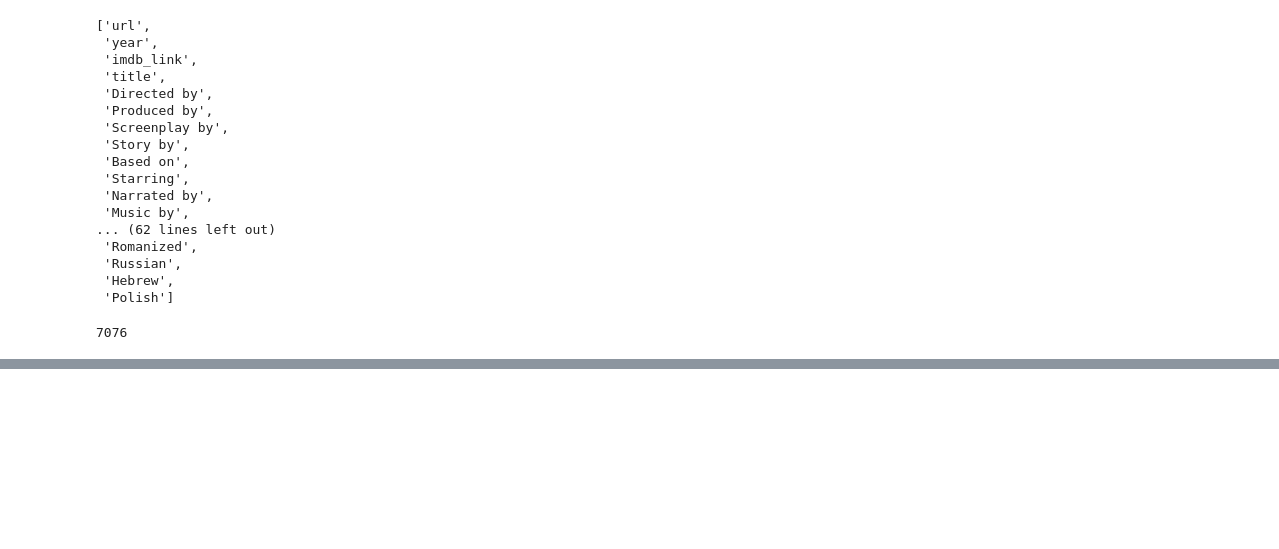
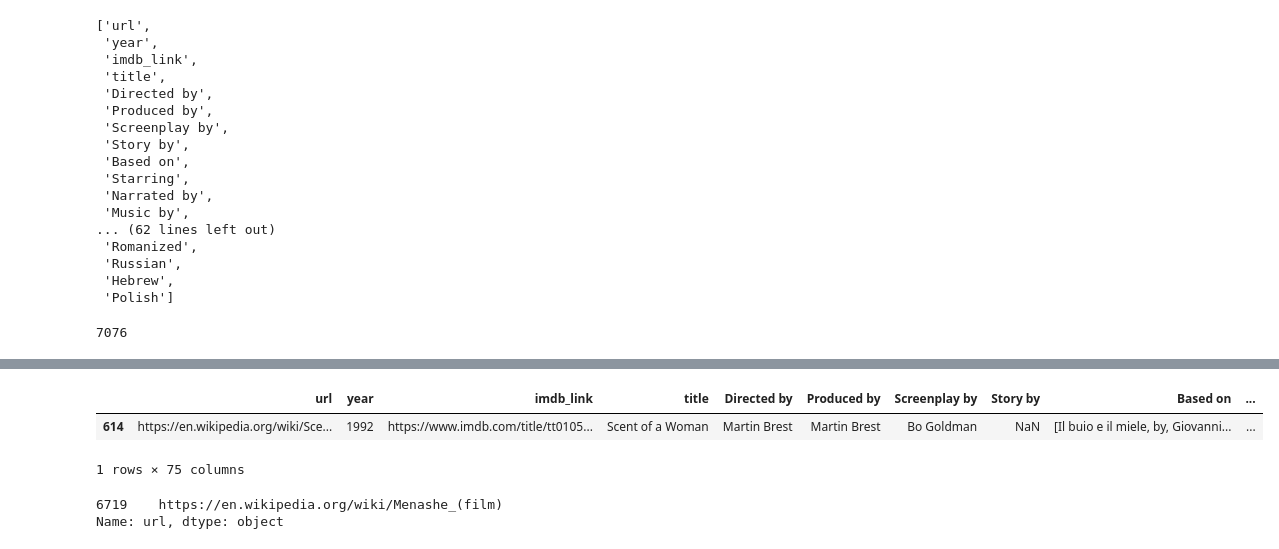
Before and after one commit to mhertel278/Movies_ETL, a Jupyter notebook: Wiki_Movies_etl.ipynb, the cells around one changed output, grey strips where cells are left out. Saved outputs shown, nothing was run; the diff lists cells and outputs as text; code cells hidden in the pictures; blank space fills up the shorter version.

```diff
--- a/Wiki_Movies_etl.ipynb
+++ b/Wiki_Movies_etl.ipynb
@@ -134,0 +158,11 @@ len(wiki_movies2)
+# %%
+wiki_movies_df[wiki_movies_df['Suggested by'].notnull()]
+# %% [output]
+|  | url | year | imdb_link | title | Directed by | Produced by | Screenplay by | Story by | Based on | ... |
+| 614 | https://en.wikipedia.org/wiki/Sce... | 1992 | https://www.imdb.com/title/tt0105... | Scent of a Woman | Martin Brest | Martin Brest | Bo Goldman | NaN | [Il buio e il miele, by, Giovanni... | ... |
+1 rows × 75 columns
+# %%
+wiki_movies_df[wiki_movies_df['Yiddish'].notnull()]['url']
+# %% [output]
+6719    https://en.wikipedia.org/wiki/Menashe_(film)
+Name: url, dtype: object
```
Also changed, not shown: parts of 7 cells of this notebook.
